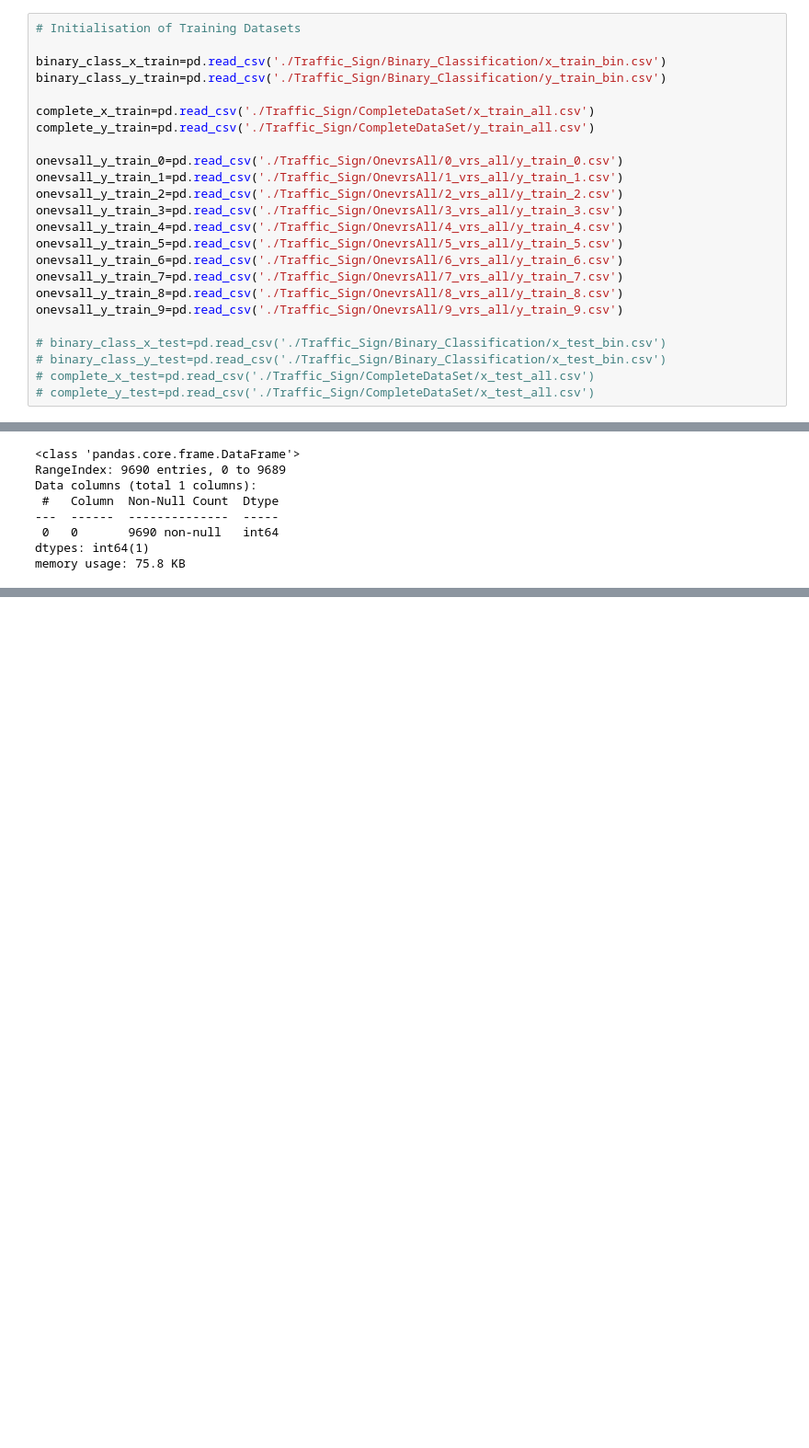
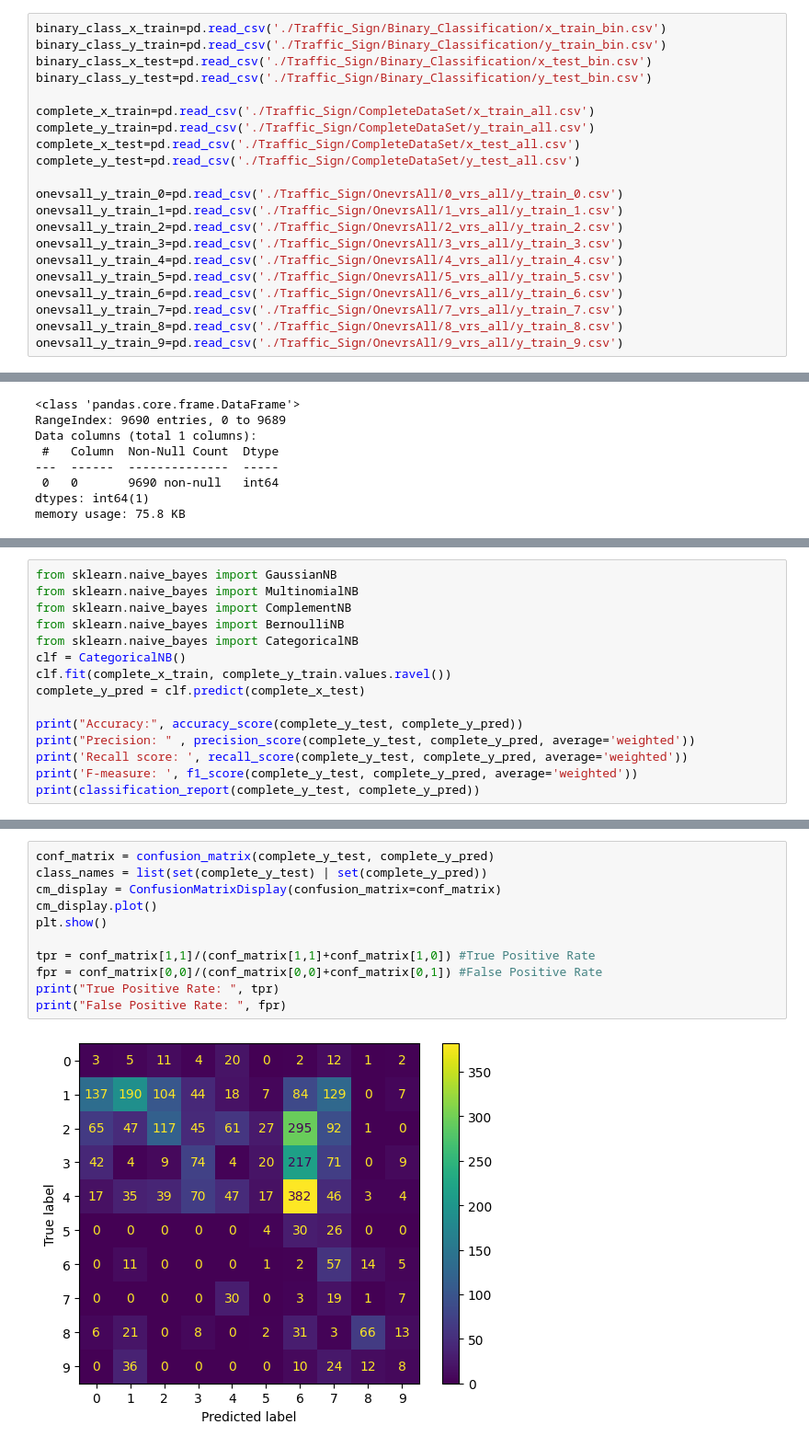
Before and after one commit to Danish3848/F20DL, a Jupyter notebook: CW/Coursework1Notebook.ipynb, the cells around one changed output, grey strips where cells are left out. Shown at 92% size. Saved outputs shown, nothing was run; the diff lists cells and outputs as text; blank space fills up the shorter version.

```diff
--- a/CW/Coursework1Notebook.ipynb
+++ b/CW/Coursework1Notebook.ipynb
@@ -22,11 +30,13 @@ Part 1. Data Analysis and Bayes Net
 # %%
-# Initialisation of Training Datasets
-
 binary_class_x_train=pd.read_csv('./Traffic_Sign/Binary_Classification/x_train_bin.csv')
 binary_class_y_train=pd.read_csv('./Traffic_Sign/Binary_Classification/y_train_bin.csv')
+binary_class_x_test=pd.read_csv('./Traffic_Sign/Binary_Classification/x_test_bin.csv')
+binary_class_y_test=pd.read_csv('./Traffic_Sign/Binary_Classification/y_test_bin.csv')
 
 complete_x_train=pd.read_csv('./Traffic_Sign/CompleteDataSet/x_train_all.csv')
 complete_y_train=pd.read_csv('./Traffic_Sign/CompleteDataSet/y_train_all.csv')
+complete_x_test=pd.read_csv('./Traffic_Sign/CompleteDataSet/x_test_all.csv')
+complete_y_test=pd.read_csv('./Traffic_Sign/CompleteDataSet/y_test_all.csv')
 
 onevsall_y_train_0=pd.read_csv('./Traffic_Sign/OnevrsAll/0_vrs_all/y_train_0.csv')
 onevsall_y_train_1=pd.read_csv('./Traffic_Sign/OnevrsAll/1_vrs_all/y_train_1.csv')
@@ -38,8 +48,3 @@ onevsall_y_train_6=pd.read_csv('./Traffic_Sign/OnevrsAll/6_vrs_all/y_train_6.csv
 onevsall_y_train_7=pd.read_csv('./Traffic_Sign/OnevrsAll/7_vrs_all/y_train_7.csv')
 onevsall_y_train_8=pd.read_csv('./Traffic_Sign/OnevrsAll/8_vrs_all/y_train_8.csv')
 onevsall_y_train_9=pd.read_csv('./Traffic_Sign/OnevrsAll/9_vrs_all/y_train_9.csv')
-
-# binary_class_x_test=pd.read_csv('./Traffic_Sign/Binary_Classification/x_test_bin.csv')
-# binary_class_y_test=pd.read_csv('./Traffic_Sign/Binary_Classification/x_test_bin.csv')
-# complete_x_test=pd.read_csv('./Traffic_Sign/CompleteDataSet/x_test_all.csv')
-# complete_y_test=pd.read_csv('./Traffic_Sign/CompleteDataSet/x_test_all.csv')
@@ -196,0 +163,15 @@ from sklearn.feature_selection import chi2
+# %%
+from sklearn.naive_bayes import GaussianNB
+from sklearn.naive_bayes import MultinomialNB
+from sklearn.naive_bayes import ComplementNB
+from sklearn.naive_bayes import BernoulliNB
+from sklearn.naive_bayes import CategoricalNB
+clf = CategoricalNB()
+clf.fit(complete_x_train, complete_y_train.values.ravel())
+complete_y_pred = clf.predict(complete_x_test)
+
+print("Accuracy:", accuracy_score(complete_y_test, complete_y_pred))
+print("Precision: " , precision_score(complete_y_test, complete_y_pred, average='weighted'))
+print('Recall score: ', recall_score(complete_y_test, complete_y_pred, average='weighted'))
+print('F-measure: ', f1_score(complete_y_test, complete_y_pred, average='weighted'))
+print(classification_report(complete_y_test, complete_y_pred))
@@ -196,0 +199,13 @@ from sklearn.feature_selection import chi2
+# %%
+conf_matrix = confusion_matrix(complete_y_test, complete_y_pred)
+class_names = list(set(complete_y_test) | set(complete_y_pred))
+cm_display = ConfusionMatrixDisplay(confusion_matrix=conf_matrix)
+cm_display.plot()
+plt.show()
+
+tpr = conf_matrix[1,1]/(conf_matrix[1,1]+conf_matrix[1,0]) #True Positive Rate
+fpr = conf_matrix[0,0]/(conf_matrix[0,0]+conf_matrix[0,1]) #False Positive Rate
+print("True Positive Rate: ", tpr)
+print("False Positive Rate: ", fpr)
+# %% [output]
+[figure, added]
```
Also changed, not shown: parts of 29 cells of this notebook.
